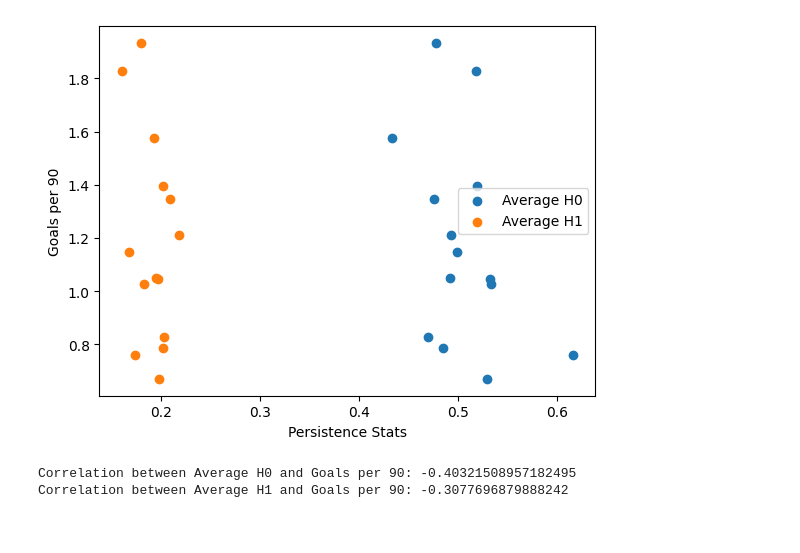
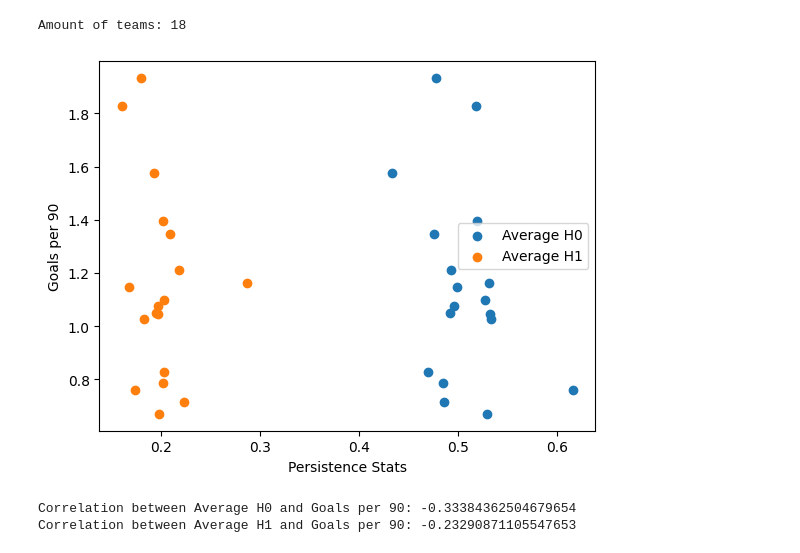
Before and after one commit to Sam-B-Y/TDA-Soccer-Passing-Networks, a Jupyter notebook: models/AUCtoGoals.ipynb, the cells around one changed output. Drawn from its saved outputs; the diff is of its cells as text; code cells hidden in the pictures.

```diff
--- a/models/AUCtoGoals.ipynb
+++ b/models/AUCtoGoals.ipynb
@@ -105,7 +78,10 @@ def getAUC(game):
 # %%
 directory_path = '../data/2015-2016/1-Bundesliga/*.json'
+# directory_path = '../data/2015-2016/Premier-League/*.json'
+# directory_path = '../data/2015-2016/Serie-A/*.json'
+# directory_path = '../data/2015-2016/La-Liga/*.json'
 
-auc_values = {}
+
 persistence_stats = {}
 
 for file_path in glob.glob(directory_path):
@@ -116,9 +92,6 @@ for file_path in glob.glob(directory_path):
     minutes = int(filename_list[-1].split('.')[0])
 
     goal_per_90 = goals / (minutes / 90)
-
-    auc_betti0, auc_betti1 = getAUC(file_path)
-    auc_values[filename] = (auc_betti0, auc_betti1, goal_per_90)
 
     current_game = load_game_data(file_path)
     G_example = construct_adjacency_matrix(current_game)
@@ -167,29 +111,29 @@ Correlation difference: -0.02233150391746788
 # %%
 team_stats = {}
+print(f"Amount of teams: {len(persistence_stats)}")
 for team, stats_list in persistence_stats.items():
     stats_df = pd.DataFrame(stats_list)
     team_stats[team] = stats_df.mean().to_dict()
 
 
 team_stats_df = pd.DataFrame.from_dict(team_stats, orient='index')
-team_stats_df = team_stats_df.dropna()  # Remove rows with NaN
-team_stats_df = team_stats_df[np.isfinite(team_stats_df).all(axis=1)]  # Remove rows with Inf
 
 plt.scatter(team_stats_df["Average H0"], team_stats_df["Goals per 90"], label="Average H0")
 plt.scatter(team_stats_df["Average H1"], team_stats_df["Goals per 90"], label="Average H1")
 plt.xlabel("Persistence Stats")
 plt.ylabel("Goals per 90")
 plt.legend()
 plt.show()
 
 correlation_avg_h0 = team_stats_df["Average H0"].corr(team_stats_df["Goals per 90"])
 correlation_avg_h1 = team_stats_df["Average H1"].corr(team_stats_df["Goals per 90"])
 print(f"Correlation between Average H0 and Goals per 90: {correlation_avg_h0}")
 print(f"Correlation between Average H1 and Goals per 90: {correlation_avg_h1}")
 # %% [output]
+Amount of teams: 18
-[figure, old version]
+[figure, new version]
-Correlation between Average H0 and Goals per 90: -0.40321508957182495
-Correlation between Average H1 and Goals per 90: -0.3077696879888242
+Correlation between Average H0 and Goals per 90: -0.33384362504679654
+Correlation between Average H1 and Goals per 90: -0.23290871105547653
 # %%
 plt.scatter(team_stats_df["Std H0"], team_stats_df["Goals per 90"], label="Average H0")
 plt.scatter(team_stats_df["Std H1"], team_stats_df["Goals per 90"], label="Average H1")
```
Also changed, not shown: parts of 7 cells of this notebook, 10 other files.
